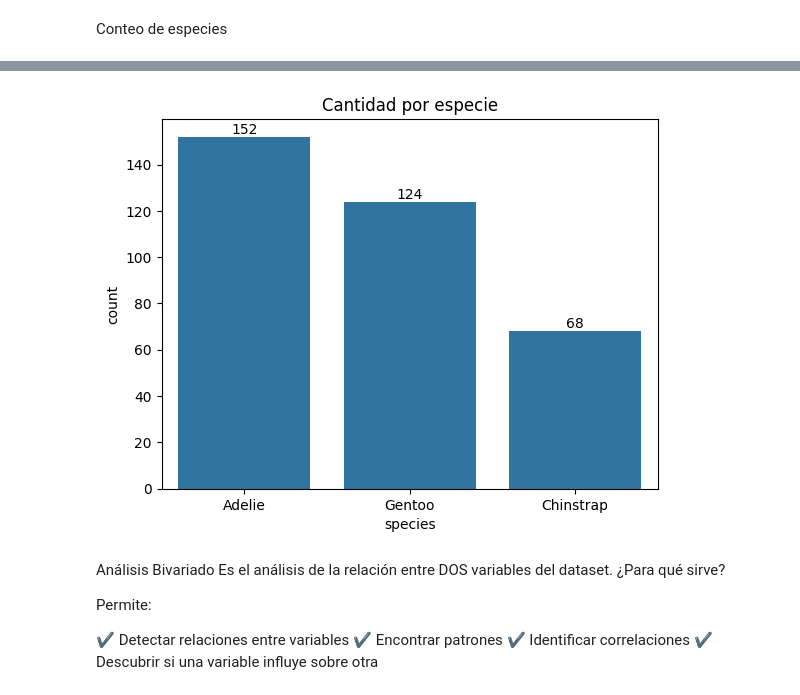
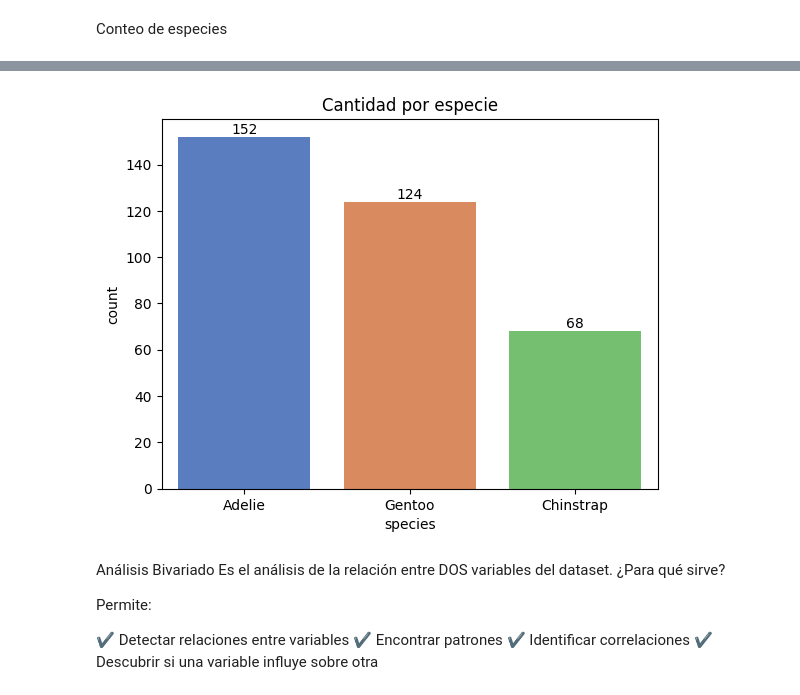
Before and after one commit to Francisco-Javier-Fabian/laboratorio_pinguinos, a Jupyter notebook: pinguinos.ipynb, the cells around one changed output, grey strips where cells are left out. Saved outputs shown, nothing was run; the diff lists cells and outputs as text; code cells hidden in the pictures.

```diff
--- a/pinguinos.ipynb
+++ b/pinguinos.ipynb
@@ -173,21 +175,21 @@ plt.show()
 # %%
 import seaborn as sns
 import matplotlib.pyplot as plt
 
-ax = sns.countplot(data=dataset, x="species")
+ax = sns.countplot(data=dataset, x="species", hue="species", palette="muted", legend=False)
 
 # Agregar números arriba de cada barra
 for p in ax.patches:
     ax.annotate(
         f'{int(p.get_height())}',
         (p.get_x() + p.get_width() / 2., p.get_height()),
         ha='center', va='bottom'
     )
 
 plt.title("Cantidad por especie")
 plt.show()
 # %% [output]
-[figure, old version]
+[figure, new version]
 # %% [markdown]
 Análisis Bivariado
 Es el análisis de la relación entre DOS variables del dataset.
```
Also changed, not shown: parts of 7 cells of this notebook.
